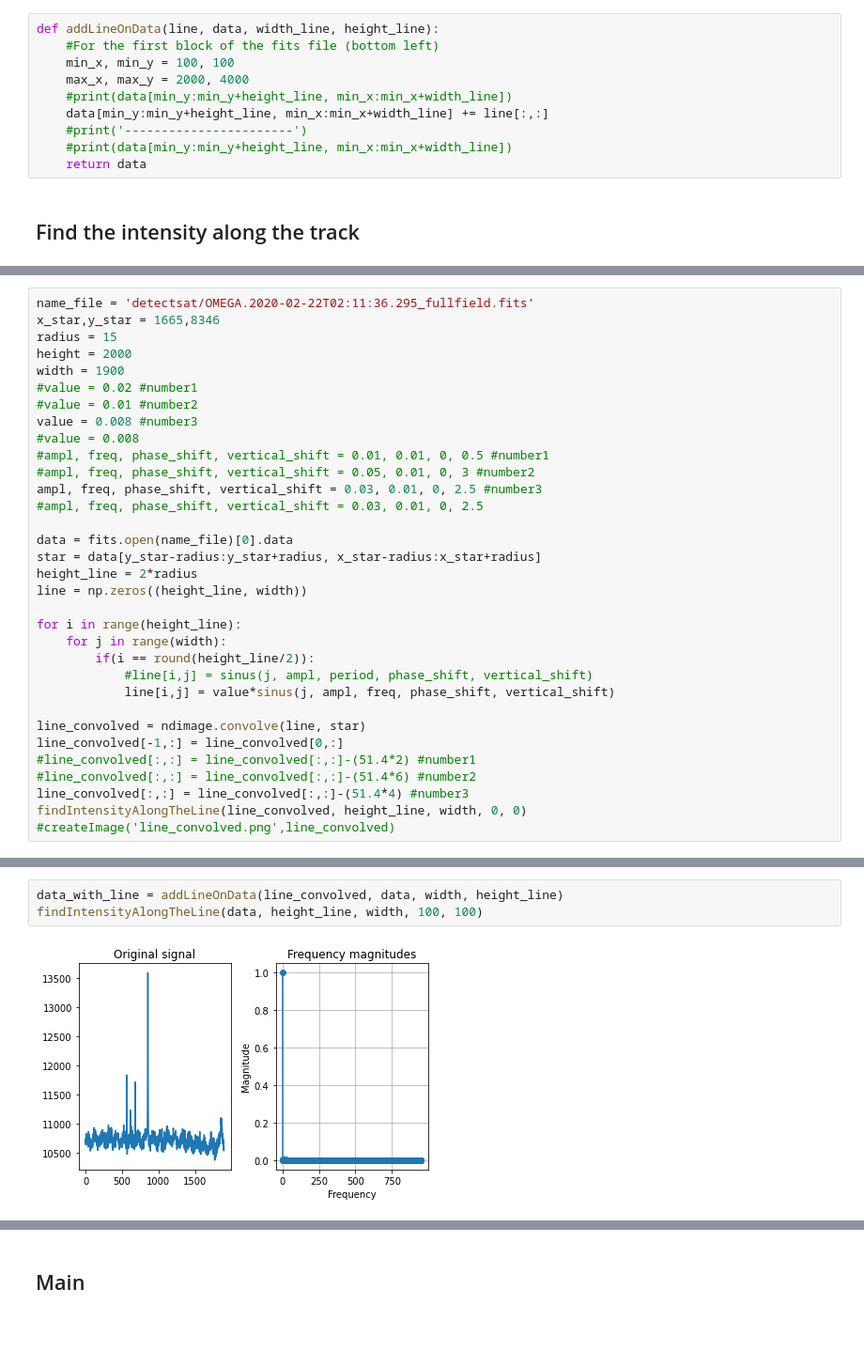
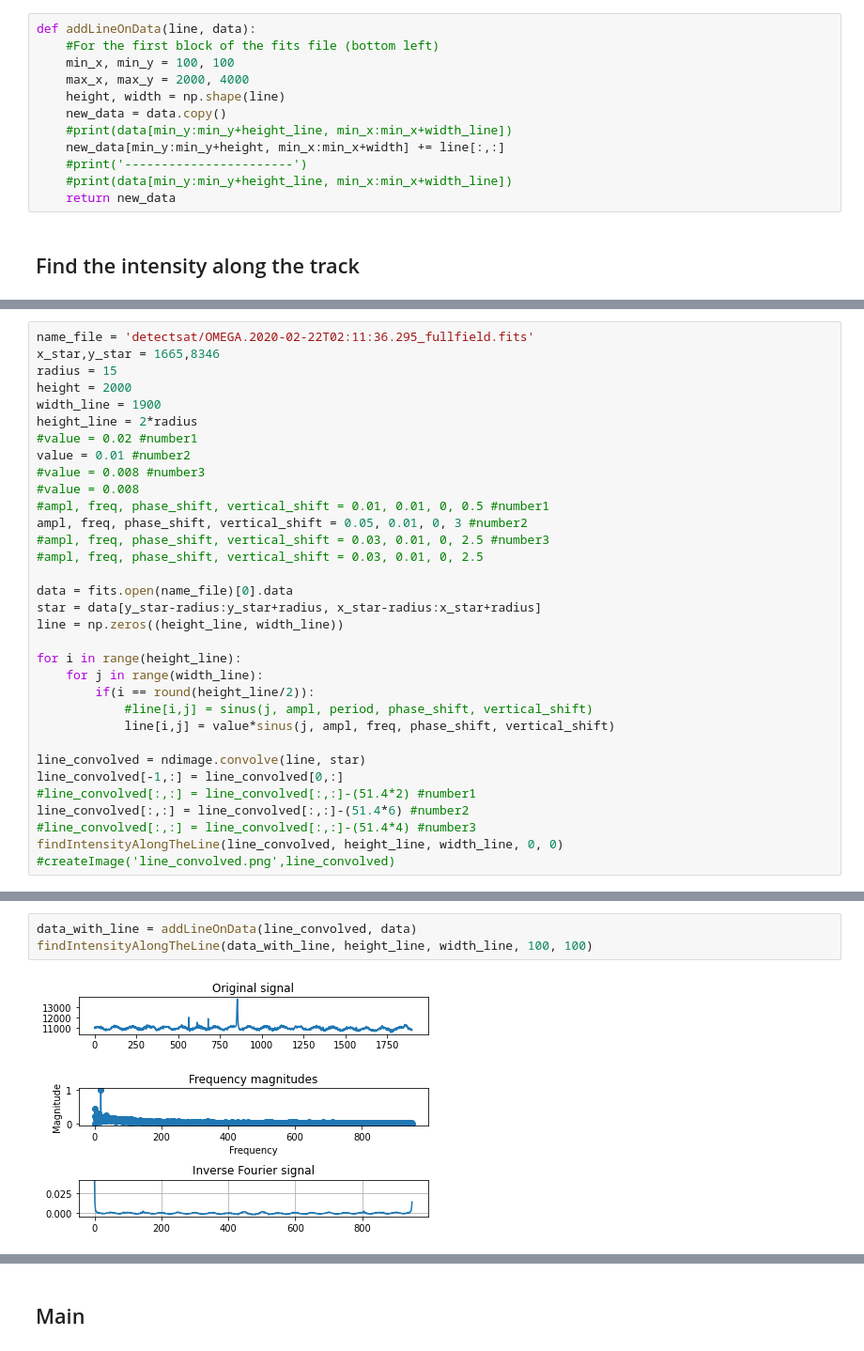
Before and after one commit to shoutizix/bachelor-project, a Jupyter notebook: Intensity_streak.ipynb, the cells around one changed output, grey strips where cells are left out. Shown: that part at 94% size. Saved outputs shown, nothing was run; the diff lists cells and outputs as text.

```diff
--- a/Intensity_streak.ipynb
+++ b/Intensity_streak.ipynb
@@ -32,15 +34,17 @@ def createFitsFile(name, array):
 # %% [markdown]
 ## Add the line on the data
 # %%
-def addLineOnData(line, data, width_line, height_line):
+def addLineOnData(line, data):
     #For the first block of the fits file (bottom left)
     min_x, min_y = 100, 100
     max_x, max_y = 2000, 4000
+    height, width = np.shape(line)
+    new_data = data.copy()
     #print(data[min_y:min_y+height_line, min_x:min_x+width_line])
-    data[min_y:min_y+height_line, min_x:min_x+width_line] += line[:,:]
+    new_data[min_y:min_y+height, min_x:min_x+width] += line[:,:]
     #print('-----------------------')
     #print(data[min_y:min_y+height_line, min_x:min_x+width_line])
-    return data
+    return new_data
 # %% [markdown]
 ## Find the intensity along the track
 # %%
@@ -151,23 +182,23 @@ name_file = 'detectsat/OMEGA.2020-02-22T02:11:36.295_fullfield.fits'
 x_star,y_star = 1665,8346
 radius = 15
 height = 2000
-width = 1900
+width_line = 1900
+height_line = 2*radius
 #value = 0.02 #number1
-#value = 0.01 #number2
-value = 0.008 #number3
+value = 0.01 #number2
+#value = 0.008 #number3
 #value = 0.008
 #ampl, freq, phase_shift, vertical_shift = 0.01, 0.01, 0, 0.5 #number1
-#ampl, freq, phase_shift, vertical_shift = 0.05, 0.01, 0, 3 #number2
-ampl, freq, phase_shift, vertical_shift = 0.03, 0.01, 0, 2.5 #number3
+ampl, freq, phase_shift, vertical_shift = 0.05, 0.01, 0, 3 #number2
+#ampl, freq, phase_shift, vertical_shift = 0.03, 0.01, 0, 2.5 #number3
 #ampl, freq, phase_shift, vertical_shift = 0.03, 0.01, 0, 2.5
 
 data = fits.open(name_file)[0].data
 star = data[y_star-radius:y_star+radius, x_star-radius:x_star+radius]
-height_line = 2*radius
-line = np.zeros((height_line, width))
+line = np.zeros((height_line, width_line))
 
 for i in range(height_line):
-    for j in range(width):
+    for j in range(width_line):
         if(i == round(height_line/2)):
             #line[i,j] = sinus(j, ampl, period, phase_shift, vertical_shift)
             line[i,j] = value*sinus(j, ampl, freq, phase_shift, vertical_shift)
@@ -175,8 +206,8 @@ for i in range(height_line):
 line_convolved = ndimage.convolve(line, star)
 line_convolved[-1,:] = line_convolved[0,:]
 #line_convolved[:,:] = line_convolved[:,:]-(51.4*2) #number1
-#line_convolved[:,:] = line_convolved[:,:]-(51.4*6) #number2
-line_convolved[:,:] = line_convolved[:,:]-(51.4*4) #number3
-findIntensityAlongTheLine(line_convolved, height_line, width, 0, 0)
+line_convolved[:,:] = line_convolved[:,:]-(51.4*6) #number2
+#line_convolved[:,:] = line_convolved[:,:]-(51.4*4) #number3
+findIntensityAlongTheLine(line_convolved, height_line, width_line, 0, 0)
 #createImage('line_convolved.png',line_convolved)
 # %% [output]
@@ -196,6 +227,6 @@ showGraph(np.transpose(line_convolved))
 # %%
-data_with_line = addLineOnData(line_convolved, data, width, height_line)
-findIntensityAlongTheLine(data, height_line, width, 100, 100)
+data_with_line = addLineOnData(line_convolved, data)
+findIntensityAlongTheLine(data_with_line, height_line, width_line, 100, 100)
 # %% [output]
-[figure, old version]
+[figure, new version]
 The strongest frequency is f = 19.020021074815595
```
Also changed, not shown: parts of 12 cells of this notebook.
